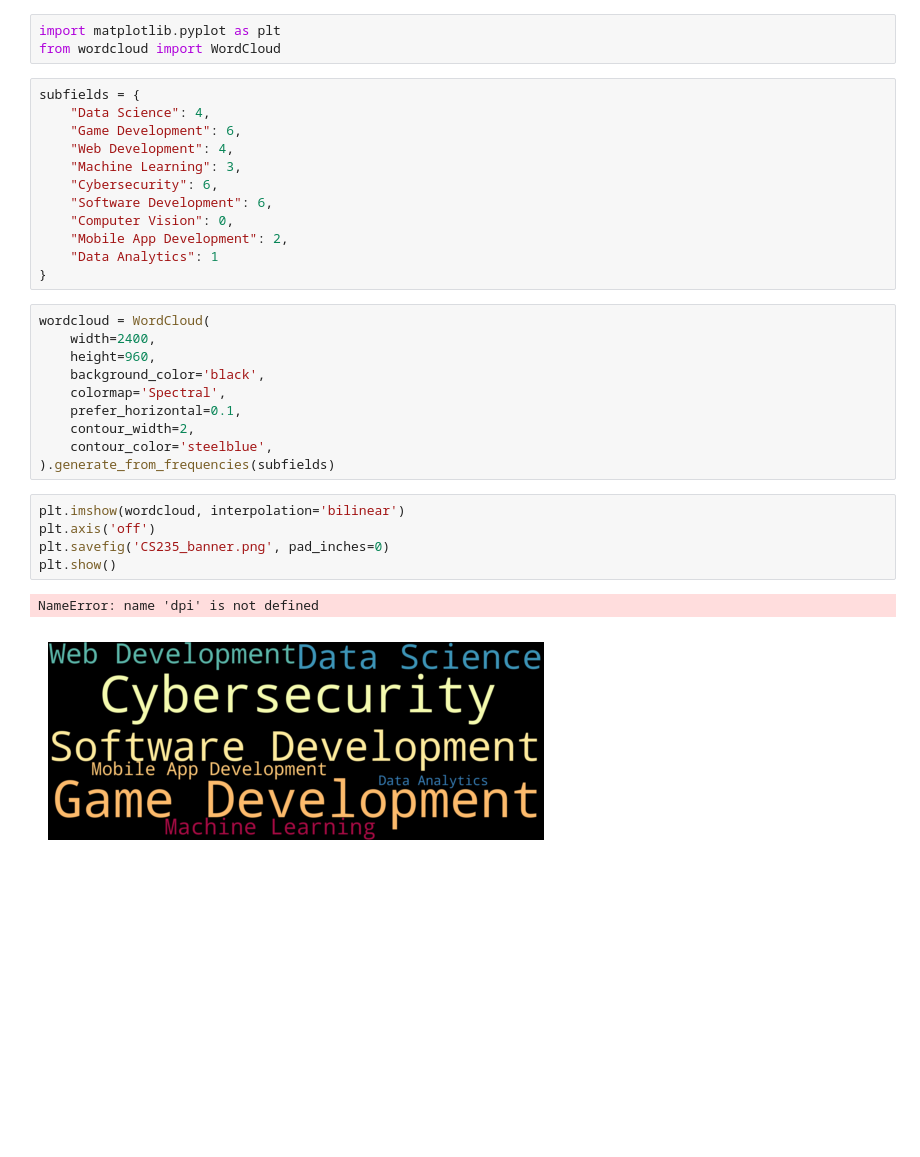
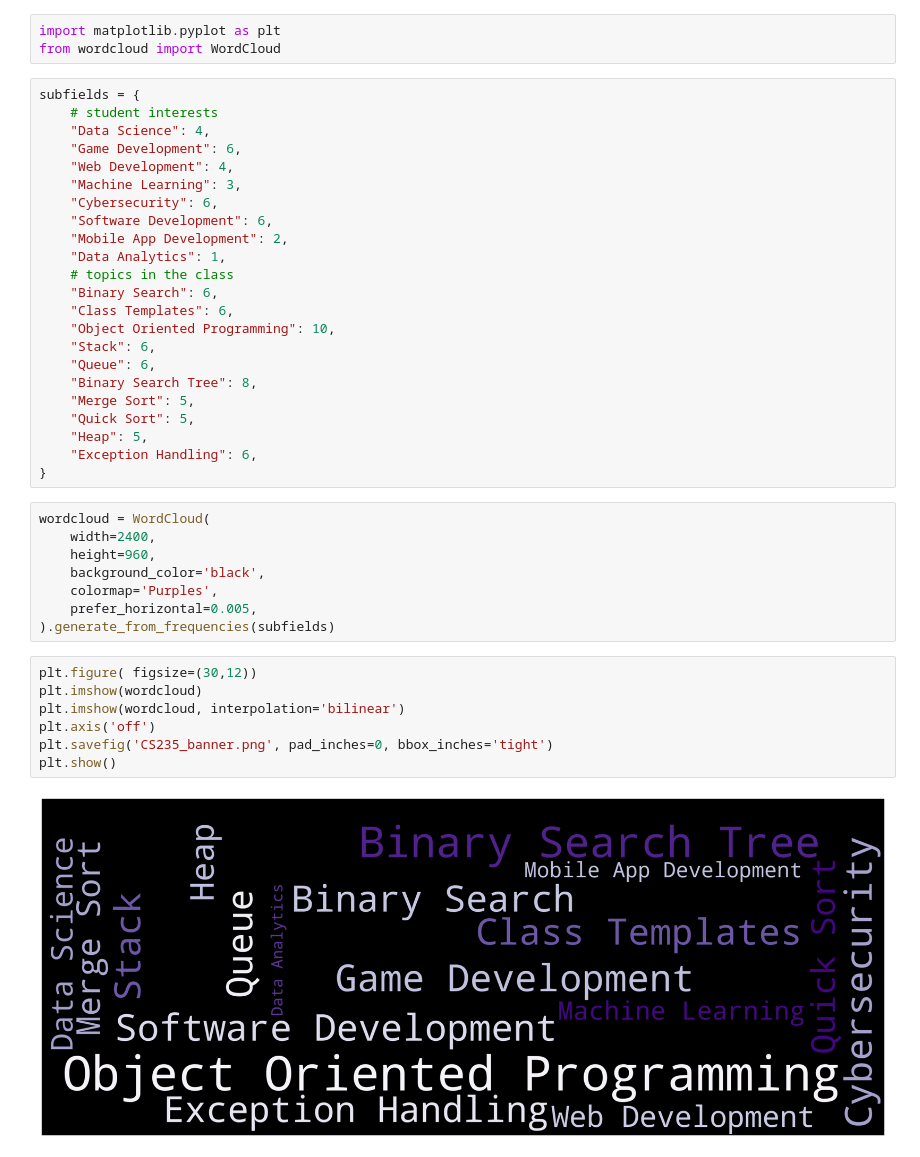
Before and after one commit to Hunter-College-CS235-Summer-2025/Code-In-Class, a Jupyter notebook: Extras/CS235.ipynb, the cells around one changed output. Saved outputs shown, nothing was run; the diff lists cells and outputs as text; blank space fills up the shorter version.

```diff
--- a/Extras/CS235.ipynb
+++ b/Extras/CS235.ipynb
@@ -3,31 +3,41 @@ import matplotlib.pyplot as plt
 from wordcloud import WordCloud
 # %%
 subfields = {
+    # student interests
     "Data Science": 4,
     "Game Development": 6,
     "Web Development": 4,
     "Machine Learning": 3,
     "Cybersecurity": 6,
     "Software Development": 6,
-    "Computer Vision": 0,
     "Mobile App Development": 2,
-    "Data Analytics": 1
+    "Data Analytics": 1,
+    # topics in the class
+    "Binary Search": 6,
+    "Class Templates": 6,
+    "Object Oriented Programming": 10,
+    "Stack": 6,
+    "Queue": 6,
+    "Binary Search Tree": 8,
+    "Merge Sort": 5,
+    "Quick Sort": 5,
+    "Heap": 5,
+    "Exception Handling": 6,
 }
 # %%
 wordcloud = WordCloud(
     width=2400,
     height=960,
     background_color='black',
-    colormap='Spectral',
-    prefer_horizontal=0.1,
-    contour_width=2,
-    contour_color='steelblue',
+    colormap='Purples',
+    prefer_horizontal=0.005,
 ).generate_from_frequencies(subfields)
 # %%
+plt.figure( figsize=(30,12))
+plt.imshow(wordcloud)
 plt.imshow(wordcloud, interpolation='bilinear')
 plt.axis('off')
-plt.savefig('CS235_banner.png', pad_inches=0)
+plt.savefig('CS235_banner.png', pad_inches=0, bbox_inches='tight')
 plt.show()
 # %% [output]
-NameError: name 'dpi' is not defined
-[figure, old version]
+[figure, new version]
```
Also changed, not shown: 26 other files.
